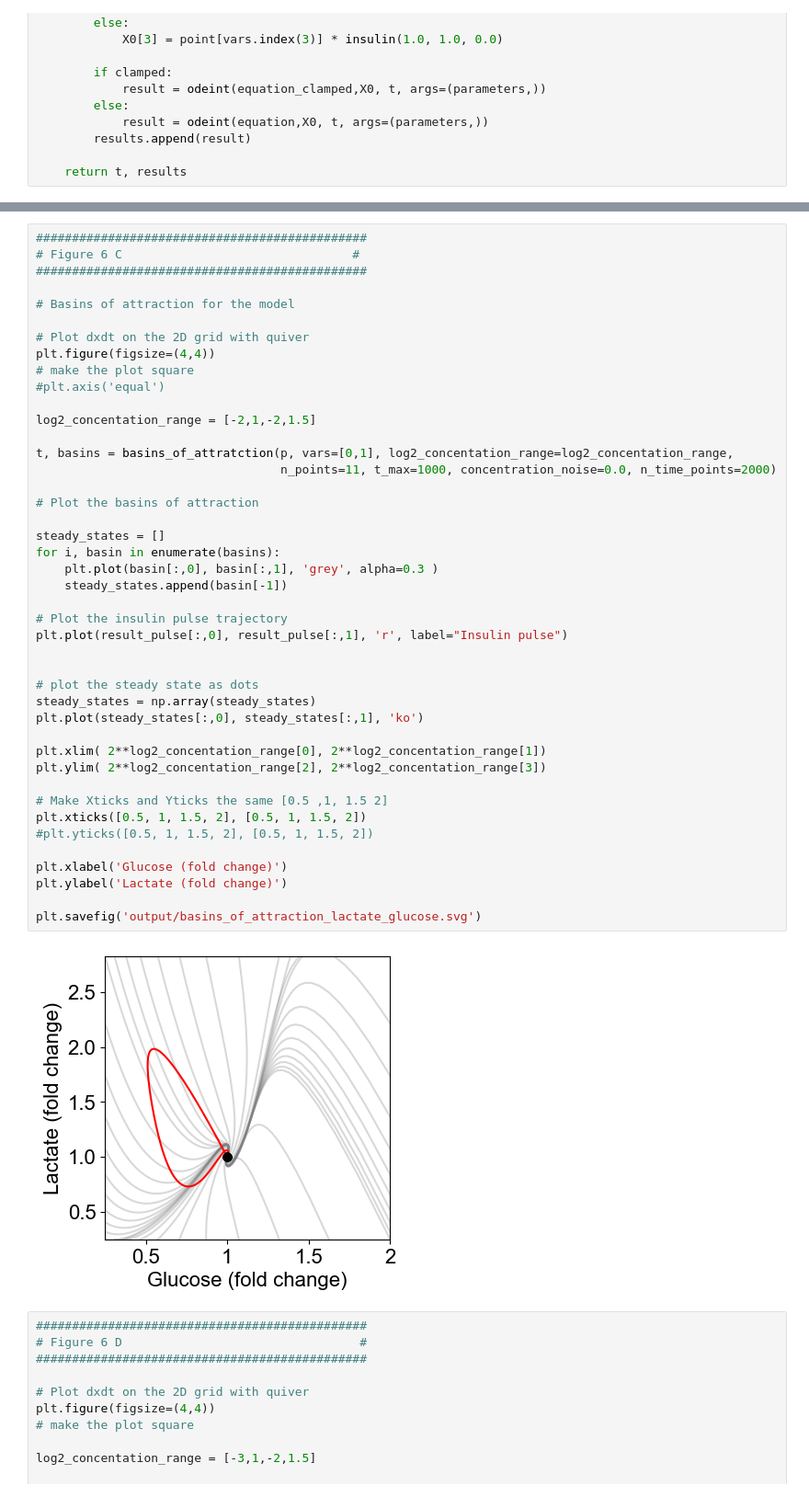
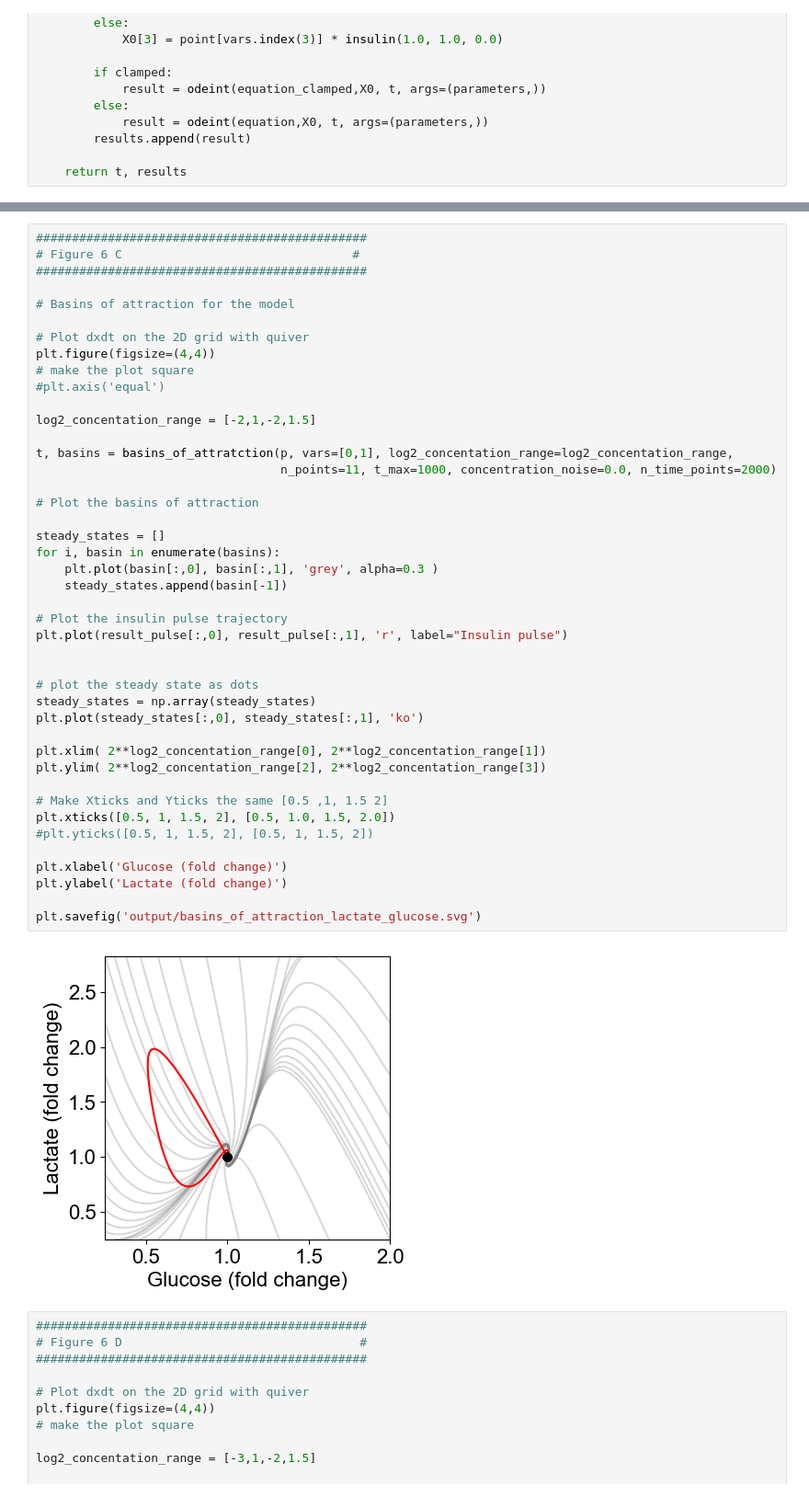
Before and after one commit to weilandtd/lactate_homeostasis, a Jupyter notebook: basins_of_attraction.ipynb, the cells around one changed output, grey strips where cells are left out. Shown: that part at 92% size. Saved outputs shown, nothing was run; the diff lists cells and outputs as text.

```diff
--- a/basins_of_attraction.ipynb
+++ b/basins_of_attraction.ipynb
@@ -93,35 +93,35 @@ log2_concentation_range = [-2,1,-2,1.5]
 
 t, basins = basins_of_attratction(p, vars=[0,1], log2_concentation_range=log2_concentation_range,
                                   n_points=11, t_max=1000, concentration_noise=0.0, n_time_points=2000)
 
 # Plot the basins of attraction
 
 steady_states = []
 for i, basin in enumerate(basins):
     plt.plot(basin[:,0], basin[:,1], 'grey', alpha=0.3 )
     steady_states.append(basin[-1])
 
 # Plot the insulin pulse trajectory
 plt.plot(result_pulse[:,0], result_pulse[:,1], 'r', label="Insulin pulse")
 
 
 # plot the steady state as dots
 steady_states = np.array(steady_states)
 plt.plot(steady_states[:,0], steady_states[:,1], 'ko')
 
 plt.xlim( 2**log2_concentation_range[0], 2**log2_concentation_range[1])
 plt.ylim( 2**log2_concentation_range[2], 2**log2_concentation_range[3])
 
 # Make Xticks and Yticks the same [0.5 ,1, 1.5 2]
-plt.xticks([0.5, 1, 1.5, 2], [0.5, 1, 1.5, 2])
+plt.xticks([0.5, 1, 1.5, 2], [0.5, 1.0, 1.5, 2.0])
 #plt.yticks([0.5, 1, 1.5, 2], [0.5, 1, 1.5, 2])
 
 plt.xlabel('Glucose (fold change)')
 plt.ylabel('Lactate (fold change)')
 
 plt.savefig('output/basins_of_attraction_lactate_glucose.svg')
 # %% [output]
-[figure, old version]
+[figure, new version]
 # %%
 ##############################################
 # Figure 6 D                                 #
```
Also changed, not shown: parts of 3 cells of this notebook, 3 other files.
